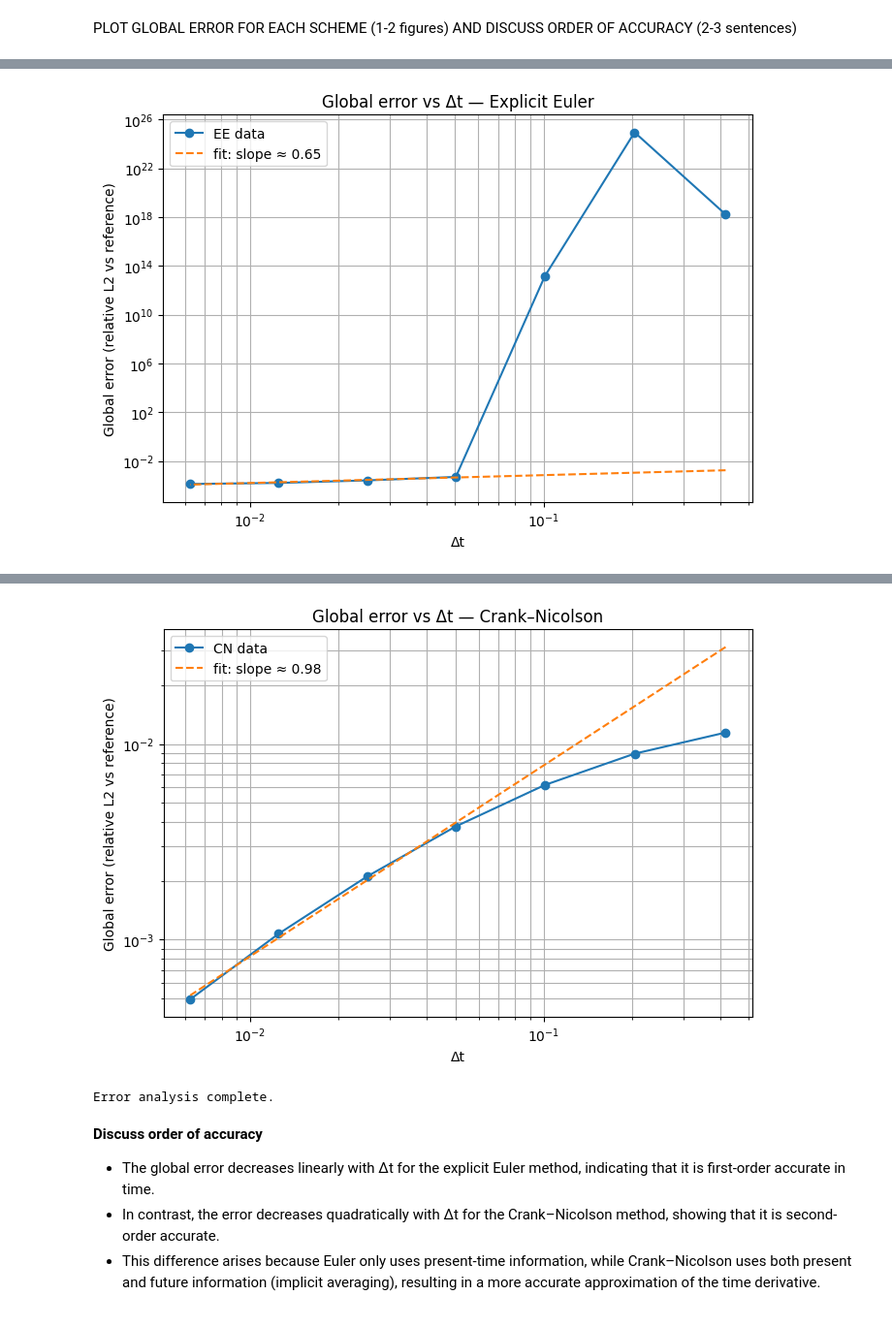
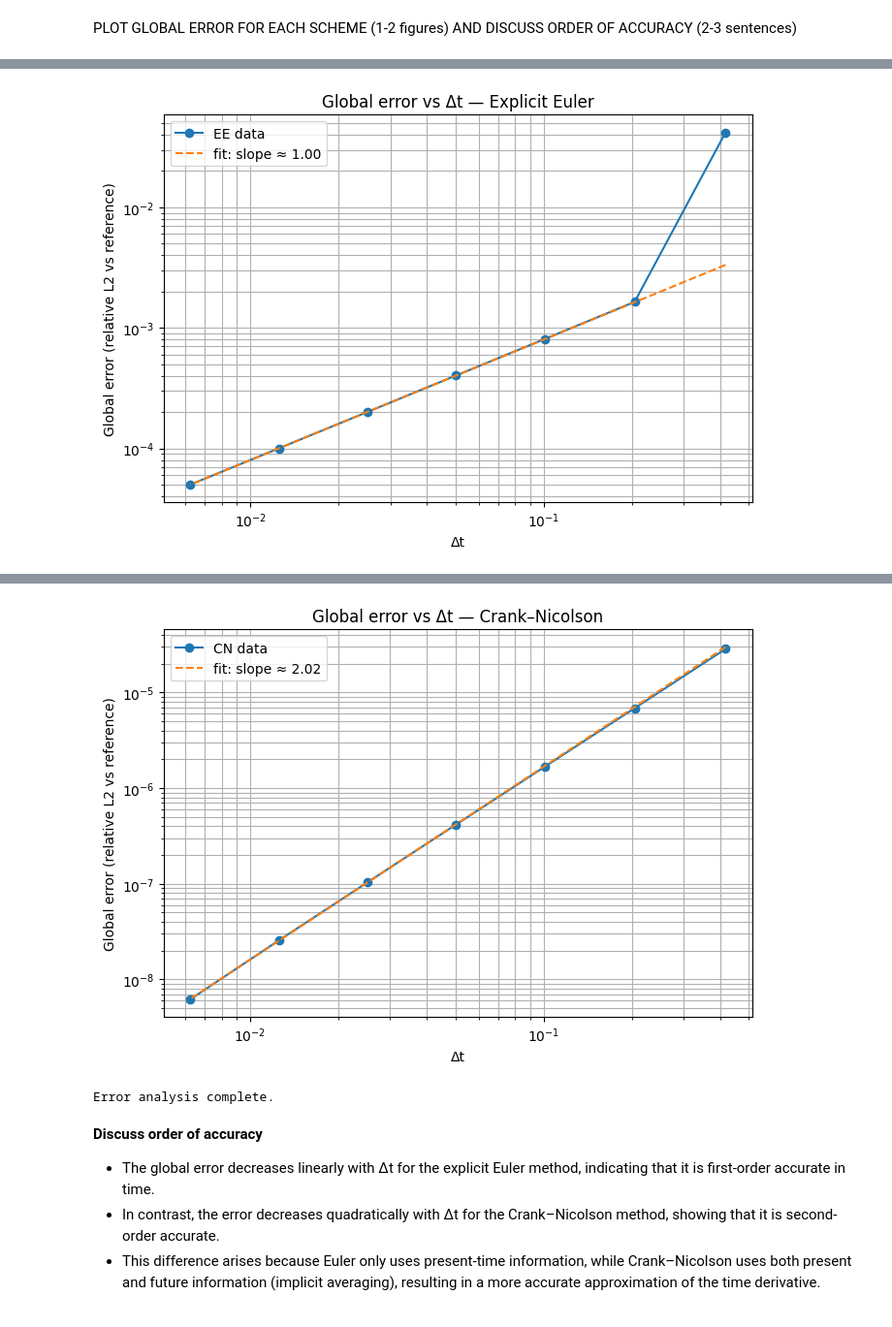
Before and after one commit to josephineshipp/QCES, a Jupyter notebook: Project1_numerical_methods.ipynb, the cells around one changed output, grey strips where cells are left out. Shown at 97% size. Saved outputs shown, nothing was run; the diff lists cells and outputs as text; code cells hidden in the pictures.

```diff
--- a/Project1_numerical_methods.ipynb
+++ b/Project1_numerical_methods.ipynb
@@ -253,7 +253,7 @@ Student tasks are in [Section 2.1](#section2pt1), [Section 2.2](#section2pt2), a
 # %% [markdown]
 First, let's discretize the second order derivative using finite differences. The function below builds a coefficient matrix, $M$, so that $Mc$ is a discretized version of $\partial^2_x c$, where in our discretized version $c$ is a column vector.
 # %%
-  def construct_M(x):
+  def construct_M_with_BC(x):
   # this function builds the discrete spatial operator for the diffusion equation
   # builds a coefficient matrix, such that M*c is the discrete version of d^2/dx^2(c)
         dx = x[1] - x[0]  # infer the uniform grid spacing
@@ -273,7 +273,7 @@ def EE(x, t, kappa):
     dt = t[1] - t[0]
 
     # constructs the finite-difference matrix for the second spatial derivative
-    M = construct_M(x)
+    M = construct_M_with_BC(x)
 
     # set the number of gridpoints in x and t
     Nx = len(x); Nt = len(t)
@@ -305,7 +305,7 @@ def CN(x, t, kappa):
     # infer the timestep from the time array
     dt = t[1] - t[0]
 
-    M = construct_M(x)  # construct the coefficient matrix for the second derivative
+    M = construct_M_with_BC(x)  # construct the coefficient matrix for the second derivative
 
     # set the number of gridpoints in x and t
     Nx = len(x); Nt = len(t)
@@ -452,7 +452,7 @@ def EE(x, t, kappa):
     """
     import time
     dt = t[1] - t[0]
-    M  = construct_M(x)
+    M  = construct_M_with_BC(x)
     Nx, Nt = len(x), len(t)
     c = np.zeros((Nx, Nt))
 
@@ -585,7 +586,7 @@ if 'EE' not in globals():
     print("EE function not found. Regenerating a basic EE function.")
     def EE(x, t, kappa):
         dt = t[1] - t[0]
-        M = construct_M(x)
+        M = construct_M_with_BC(x)
         Nx, Nt = len(x), len(t)
         c = np.zeros((Nx, Nt))
         c[:, 0] = set_ics(x, kappa, 10.0) # Assuming set_ics takes x, kappa, t_ic
@@ -601,7 +602,7 @@ if 'CN' not in globals() and 'CN_with_BC' not in globals():
      print("CN or CN_with_BC function not found. Regenerating a basic CN function.")
      def CN(x, t, kappa):
         dt = t[1] - t[0]
-        M = construct_M(x) # Using basic M for regeneration example
+        M = construct_M_with_BC(x) # Using basic M for regeneration example
         Nx, Nt = len(x), len(t)
         A = sp.eye(Nx) - 0.5 * dt * kappa * M
         A_inv = spla.inv(A.asformat('csr')) # Ensure sparse for inv
@@ -719,2 +721,2 @@ Explicit Euler took 0.01 s
-[figure, old version]
+[figure, new version]
 Running Crank–Nicolson simulations for error analysis...
@@ -721,4 +730,4 @@ Running Crank–Nicolson simulations for error analysis...
-[figure, old version]
+[figure, new version]
 Error analysis complete.
 # %% [markdown]
 **Discuss order of accuracy**
```
Also changed, not shown: parts of 5 cells of this notebook.
